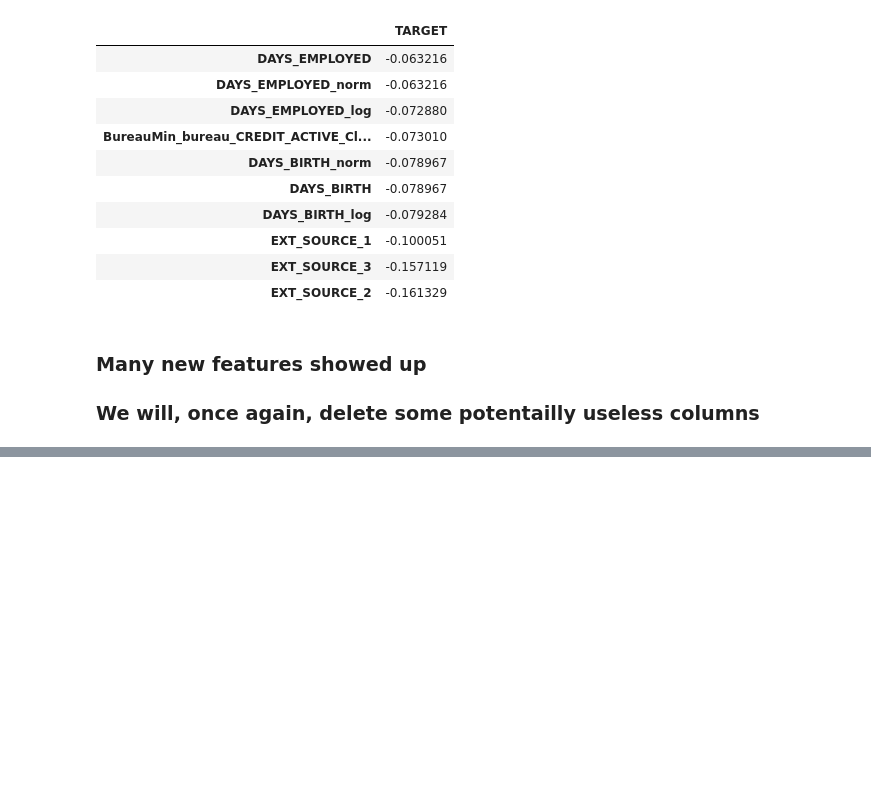
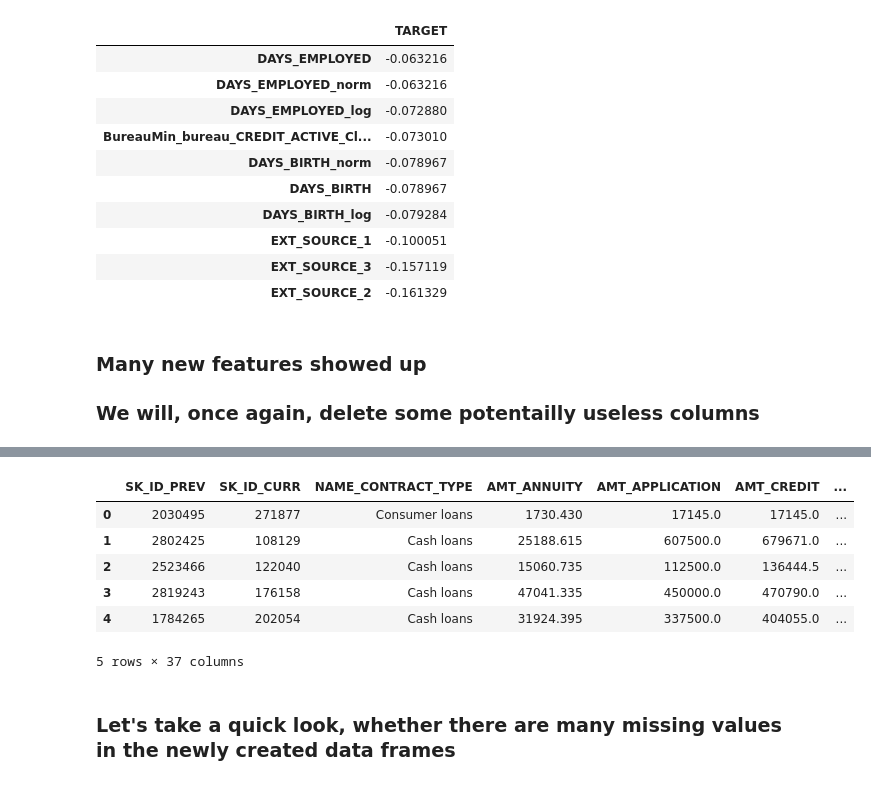
Before and after one commit to IML-Project/Home_Credit_Default_Risk_Project, a Jupyter notebook: FeatureEngineering.ipynb, the cells around one changed output, grey strips where cells are left out. Saved outputs shown, nothing was run; the diff lists cells and outputs as text; code cells hidden in the pictures; blank space fills up the shorter version.

```diff
--- a/FeatureEngineering.ipynb
+++ b/FeatureEngineering.ipynb
@@ -566,0 +605,12 @@ main_data.shape
+# %%
+previous_application.head(5)
+# %% [output]
+|  | SK_ID_PREV | SK_ID_CURR | NAME_CONTRACT_TYPE | AMT_ANNUITY | AMT_APPLICATION | AMT_CREDIT | ... |
+| 0 | 2030495 | 271877 | Consumer loans | 1730.430 | 17145.0 | 17145.0 | ... |
+| 1 | 2802425 | 108129 | Cash loans | 25188.615 | 607500.0 | 679671.0 | ... |
+| 2 | 2523466 | 122040 | Cash loans | 15060.735 | 112500.0 | 136444.5 | ... |
+| 3 | 2819243 | 176158 | Cash loans | 47041.335 | 450000.0 | 470790.0 | ... |
+| 4 | 1784265 | 202054 | Cash loans | 31924.395 | 337500.0 | 404055.0 | ... |
+5 rows × 37 columns
+# %% [markdown]
+### Let's take a quick look, whether there are many missing values in the newly created data frames
```
Also changed, not shown: parts of 48 cells of this notebook.
